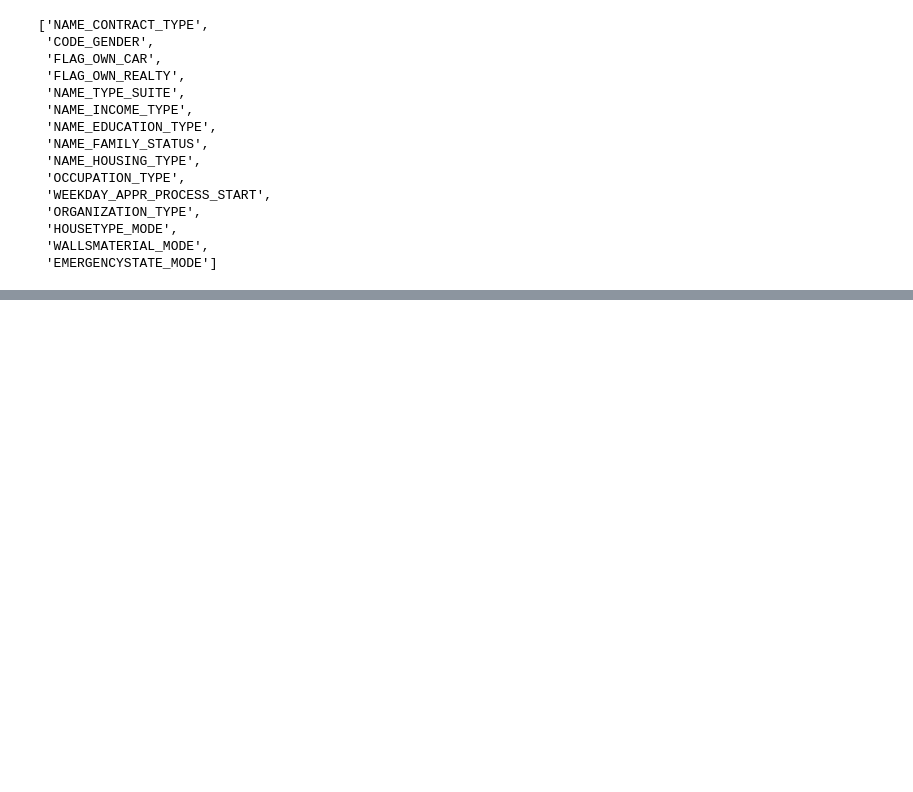
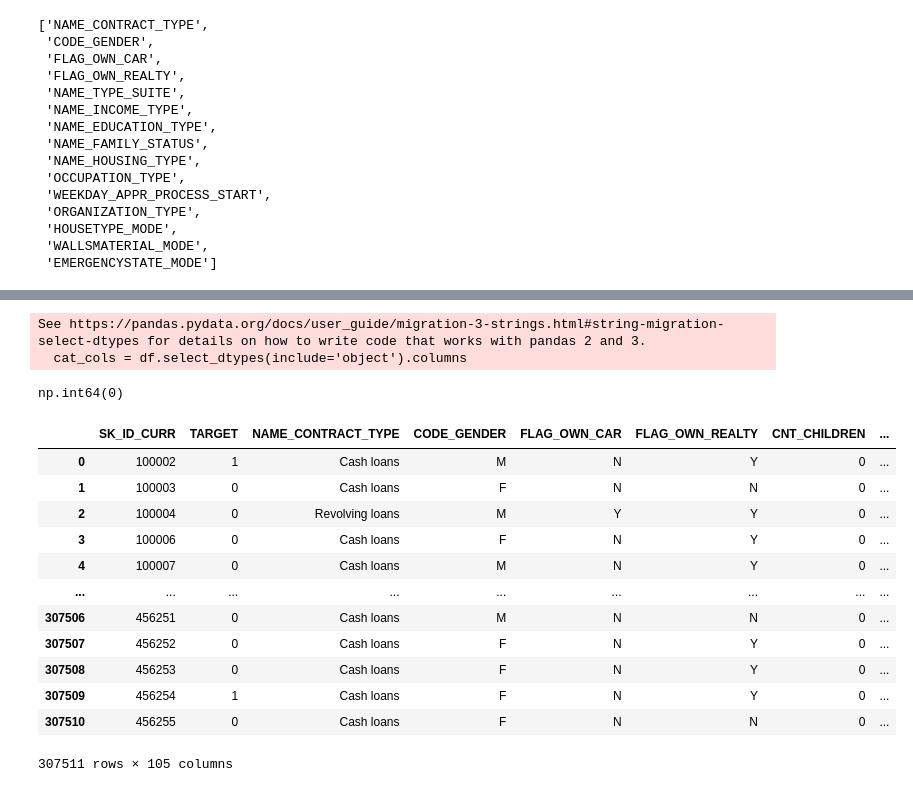
Before and after one commit to satyashry/Home-Loan-Default-Risk-Management, a Jupyter notebook: notebook/home_loan_def.ipynb, the cells around one changed output, grey strips where cells are left out. Drawn from its saved outputs; the diff is of its cells as text; code cells hidden in the pictures; blank space fills up the shorter version.

```diff
--- a/notebook/home_loan_def.ipynb
+++ b/notebook/home_loan_def.ipynb
@@ -179,3 +180,7 @@ See https://pandas.pydata.org/docs/user_guide/migration-3-strings.html#string-mi
  'HOUSETYPE_MODE',
  'WALLSMATERIAL_MODE',
  'EMERGENCYSTATE_MODE']
+# %%
+for col in df.select_dtypes(include='object').columns:
+    print(f"\n{col}")
+    print(df[col].value_counts().head())
@@ -181,0 +207,4 @@ See https://pandas.pydata.org/docs/user_guide/migration-3-strings.html#string-mi
+# %%
+for col in df.select_dtypes(include='object').columns:
+    print(f"\n{col}")
+    print(df[col].value_counts().head())
@@ -181,0 +255,17 @@ See https://pandas.pydata.org/docs/user_guide/migration-3-strings.html#string-mi
+# %%
+num_cols = df.select_dtypes(include=['int64', 'float64']).columns
+
+for col in num_cols:
+    df[col] = df[col].fillna(df[col].median())
+# %%
+cat_cols = df.select_dtypes(include='object').columns
+
+for col in cat_cols:
+    df[col] = df[col].fillna(df[col].mode()[0])
+# %% [output]
+See https://pandas.pydata.org/docs/user_guide/migration-3-strings.html#string-migration-select-dtypes for details on how to write code that works with pandas 2 and 3.
+  cat_cols = df.select_dtypes(include='object').columns
+# %%
+df.isnull().sum().sum()
+# %% [output]
+np.int64(0)
@@ -181,0 +274,16 @@ See https://pandas.pydata.org/docs/user_guide/migration-3-strings.html#string-mi
+# %%
+df
+# %% [output]
+|  | SK_ID_CURR | TARGET | NAME_CONTRACT_TYPE | CODE_GENDER | FLAG_OWN_CAR | FLAG_OWN_REALTY | CNT_CHILDREN | ... |
+| 0 | 100002 | 1 | Cash loans | M | N | Y | 0 | ... |
+| 1 | 100003 | 0 | Cash loans | F | N | N | 0 | ... |
+| 2 | 100004 | 0 | Revolving loans | M | Y | Y | 0 | ... |
+| 3 | 100006 | 0 | Cash loans | F | N | Y | 0 | ... |
+| 4 | 100007 | 0 | Cash loans | M | N | Y | 0 | ... |
+| ... | ... | ... | ... | ... | ... | ... | ... | ... |
+| 307506 | 456251 | 0 | Cash loans | M | N | N | 0 | ... |
+| 307507 | 456252 | 0 | Cash loans | F | N | Y | 0 | ... |
+| 307508 | 456253 | 0 | Cash loans | F | N | Y | 0 | ... |
+| 307509 | 456254 | 1 | Cash loans | F | N | Y | 0 | ... |
+| 307510 | 456255 | 0 | Cash loans | F | N | N | 0 | ... |
+307511 rows × 105 columns
```
Also changed, not shown: parts of 10 cells of this notebook.
